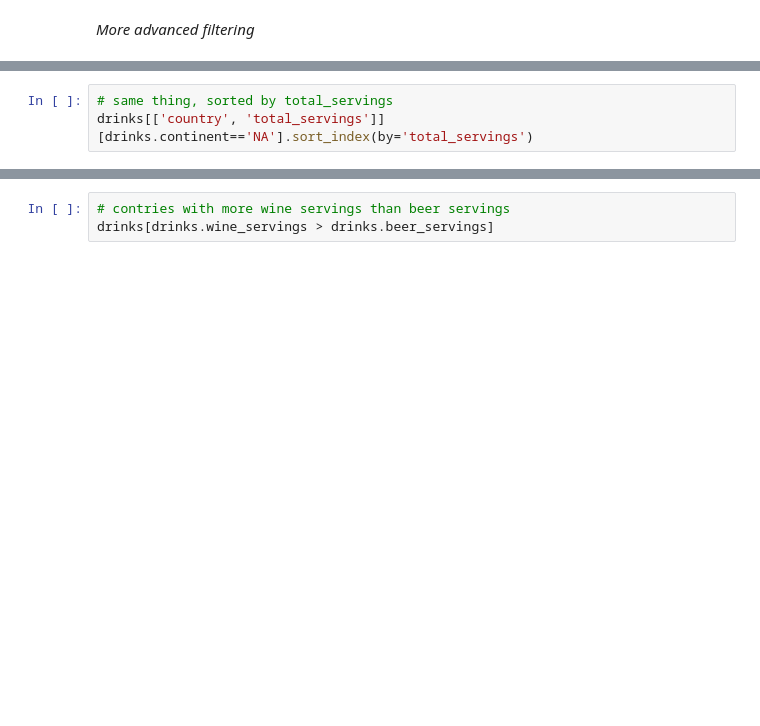
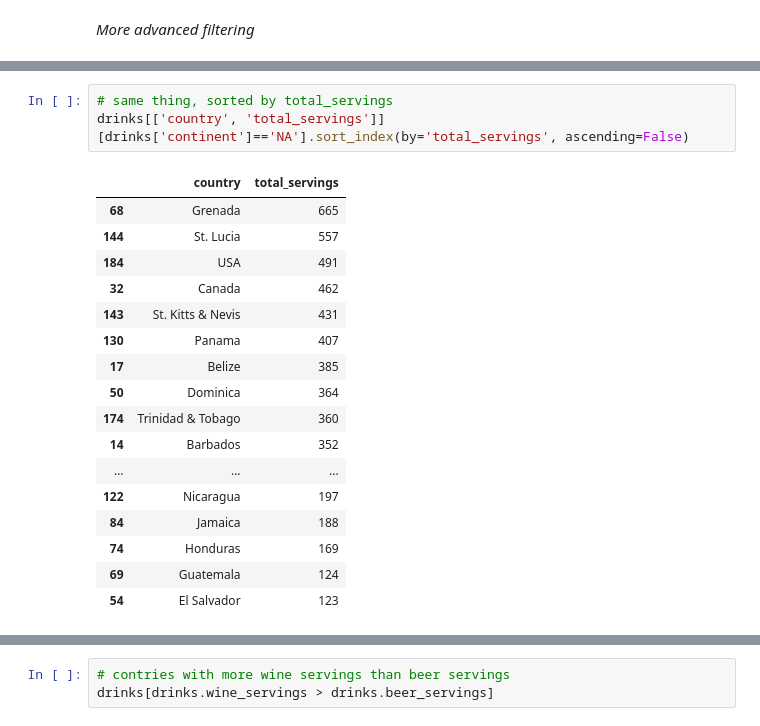
Before and after one commit to Chelimin/SG_DAT1, a Jupyter notebook: code/03_pandas.ipynb, the cells around one changed output, grey strips where cells are left out. Saved outputs shown, nothing was run; the diff lists cells and outputs as text; blank space fills up the shorter version.

```diff
--- a/code/03_pandas.ipynb
+++ b/code/03_pandas.ipynb
@@ -118,5 +319,23 @@ drinks[['country', 'total_servings']][drinks.continent=='NA']
 # %%
 # same thing, sorted by total_servings
-drinks[['country', 'total_servings']][drinks.continent=='NA'].sort_index(by='total_servings')
+drinks[['country', 'total_servings']][drinks['continent']=='NA'].sort_index(by='total_servings', ascending=False)
+# %% [output]
+|  | country | total_servings |
+| 68 | Grenada | 665 |
+| 144 | St. Lucia | 557 |
+| 184 | USA | 491 |
+| 32 | Canada | 462 |
+| 143 | St. Kitts & Nevis | 431 |
+| 130 | Panama | 407 |
+| 17 | Belize | 385 |
+| 50 | Dominica | 364 |
+| 174 | Trinidad & Tobago | 360 |
+| 14 | Barbados | 352 |
+| ... | ... | ... |
+| 122 | Nicaragua | 197 |
+| 84 | Jamaica | 188 |
+| 74 | Honduras | 169 |
+| 69 | Guatemala | 124 |
+| 54 | El Salvador | 123 |
 # %%
 # contries with wine servings over 300 and total liters over 12
```
Also changed, not shown: parts of 31 cells of this notebook, 4 other files.
